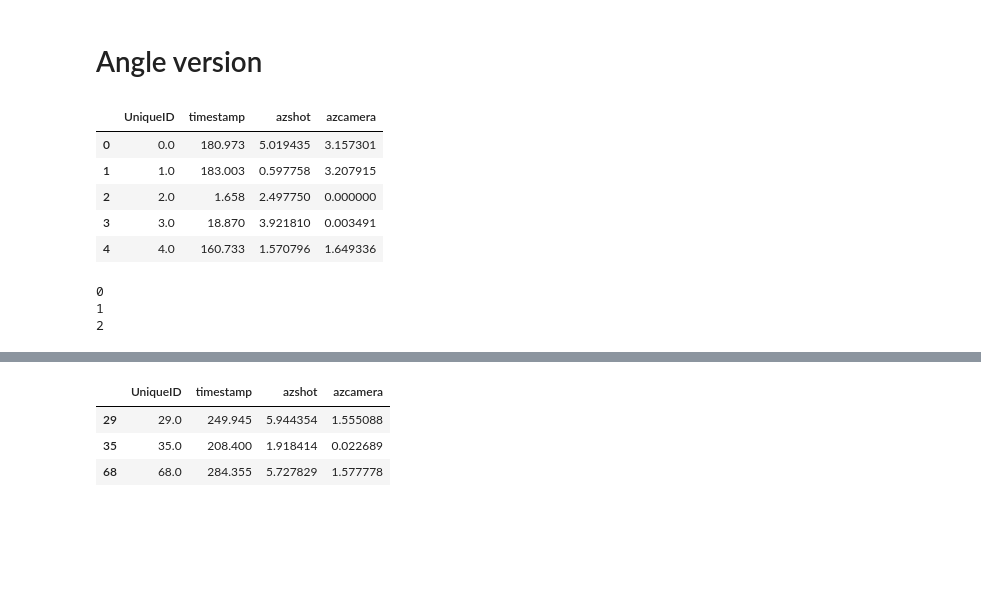
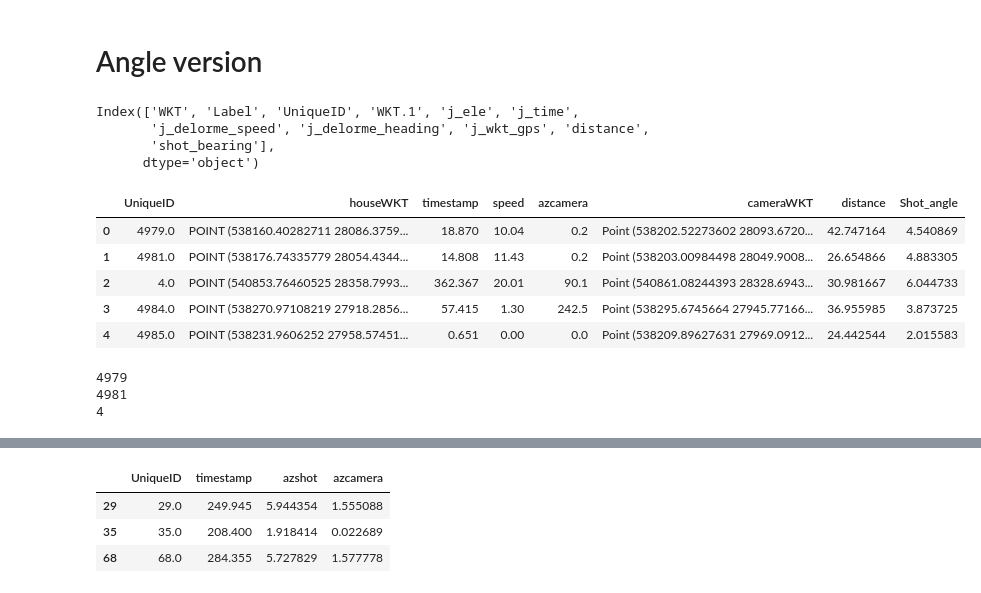
Before and after one commit to qnie1/TF-360FLY, a Jupyter notebook: notebooks/B1 - picture extraction.ipynb, the cells around one changed output, grey strips where cells are left out. Drawn from its saved outputs; the diff is of its cells as text; code cells hidden in the pictures; blank space fills up the shorter version.

```diff
--- a/notebooks/B1 - picture extraction.ipynb
+++ b/notebooks/B1 - picture extraction.ipynb
@@ -16,0 +8,5 @@ timestamps.head()
+# %%
+timestamps = pd.read_csv('../data/gps_hh.csv')
+timestamps['UniqueID'] = timestamps['UniqueID'].astype('int')
+timestamps['j_time'] = pd.to_datetime(timestamps['j_time'],errors='ignore', infer_datetime_format=True)
+timestamps.head()
@@ -64,0 +88,4 @@ def camera(picture, outputshape=(400, 400), theta=60, phi=-90, windowsize=(55, 5
+# %%
+timestamps['clock'] = timestamps['j_time'] - timestamps['j_time'].dt.normalize()
+timestamps['clock_sec'] = timestamps['clock'].apply(lambda x: x.total_seconds())
+timestamps.head()
@@ -124,24 +236,31 @@ uid:19 Done
 done
 # %% [markdown]
 # Angle version
+# %%
+timestamps.columns
+# %% [output]
+Index(['WKT', 'Label', 'UniqueID', 'WKT.1', 'j_ele', 'j_time',
+       'j_delorme_speed', 'j_delorme_heading', 'j_wkt_gps', 'distance',
+       'shot_bearing'],
+      dtype='object')
 # %%
-df = timestamps[['UniqueID', 'join_Timestamp(sec)', 'azimuth', 'join_bearing_rad']]
-df.columns = ['UniqueID', 'timestamp', 'azshot', 'azcamera']
+df = timestamps.copy()
+df.columns = ['UniqueID', 'houseWKT', 'timestamp', 'speed', 'azcamera', 'cameraWKT', 'distance', 'Shot_angle']
 df.head()
 # %% [output]
-|  | UniqueID | timestamp | azshot | azcamera |
-| 0 | 0.0 | 180.973 | 5.019435 | 3.157301 |
-| 1 | 1.0 | 183.003 | 0.597758 | 3.207915 |
-| 2 | 2.0 | 1.658 | 2.497750 | 0.000000 |
-| 3 | 3.0 | 18.870 | 3.921810 | 0.003491 |
-| 4 | 4.0 | 160.733 | 1.570796 | 1.649336 |
+|  | UniqueID | houseWKT | timestamp | speed | azcamera | cameraWKT | distance | Shot_angle |
+| 0 | 4979.0 | POINT (538160.40282711 28086.3759... | 18.870 | 10.04 | 0.2 | Point (538202.52273602 28093.6720... | 42.747164 | 4.540869 |
+| 1 | 4981.0 | POINT (538176.74335779 28054.4344... | 14.808 | 11.43 | 0.2 | Point (538203.00984498 28049.9008... | 26.654866 | 4.883305 |
+| 2 | 4.0 | POINT (540853.76460525 28358.7993... | 362.367 | 20.01 | 90.1 | Point (540861.08244393 28328.6943... | 30.981667 | 6.044733 |
+| 3 | 4984.0 | POINT (538270.97108219 27918.2856... | 57.415 | 1.30 | 242.5 | Point (538295.6745664 27945.77166... | 36.955985 | 3.873725 |
+| 4 | 4985.0 | POINT (538231.9606252 27958.57451... | 0.651 | 0.00 | 0.0 | Point (538209.89627631 27969.0912... | 24.442544 | 2.015583 |
 # %%
 for index, house in df[:3].iterrows():
     print(int(house['UniqueID']))
 # %% [output]
-0
-1
-2
+4979
+4981
+4
 # %%
 # Angle version
 
```
Also changed, not shown: parts of 19 cells of this notebook, 1 other file.
